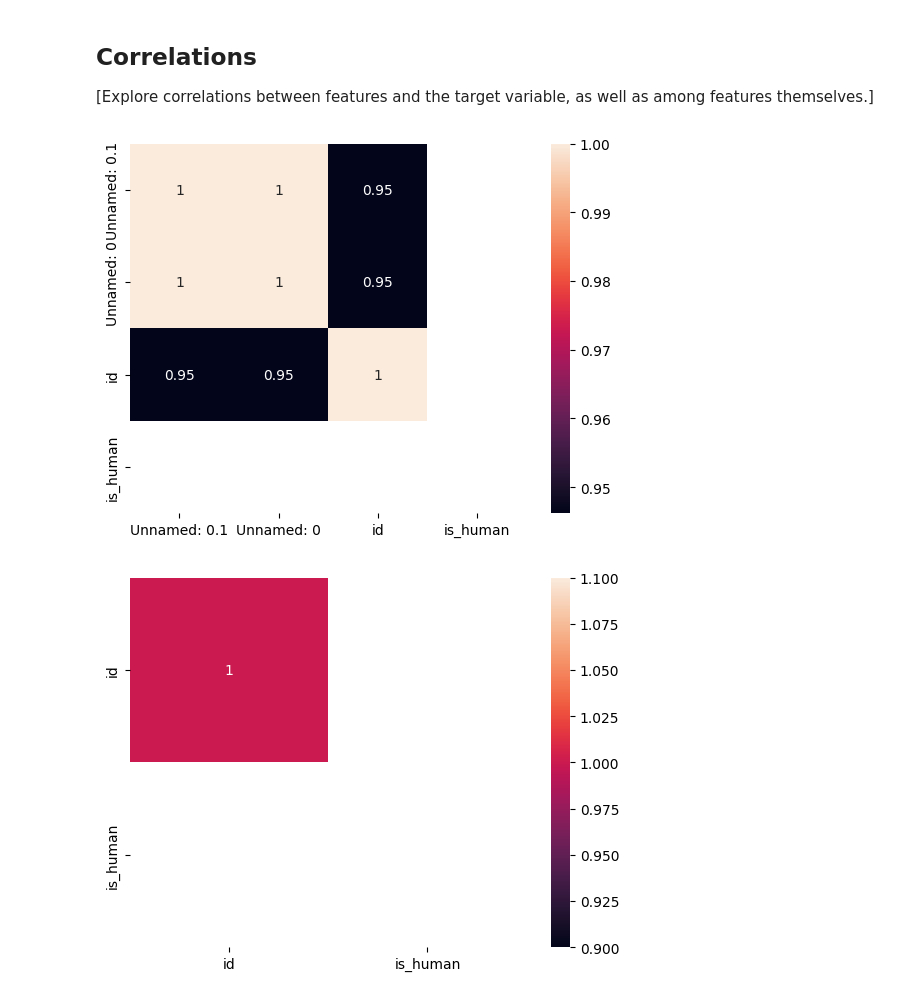
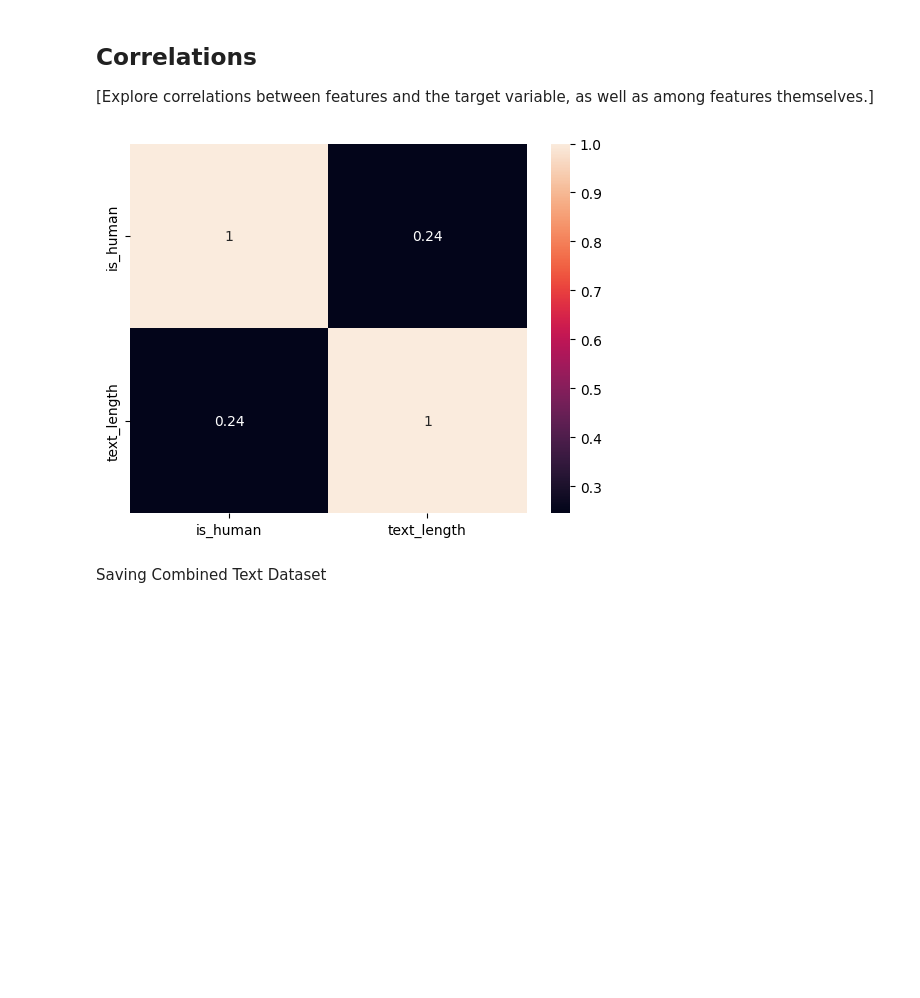
Before and after one commit to JawwadQammar/Distinguishing-AI-Generated-Text-from-Human-Writing, a Jupyter notebook: 1_DatasetCharacteristics/exploratory_data_analysis.ipynb, the cells around one changed output. Drawn from its saved outputs; the diff is of its cells as text; code cells hidden in the pictures; blank space fills up the shorter version.

```diff
--- a/1_DatasetCharacteristics/exploratory_data_analysis.ipynb
+++ b/1_DatasetCharacteristics/exploratory_data_analysis.ipynb
@@ -128,0 +180,11 @@ plt.show()
+# %%
+nltk.download('stopwords')  # Download the list of common stopwords used to remove non-informative words from the text.
+nltk.download('punkt')  # Download the Punkt tokenizer models used for breaking down text into sentences and words.
+nltk.download('punkt_tab')
+nltk.download('wordnet')  # Download the WordNet lemmatizer, which is used for reducing words to their root forms.
+
+# Create a set of English stopwords from NLTK to remove common words that do not contribute to the meaning of the text.
+stop_words = set(stopwords.words('english'))
+
+# Initialize the WordNetLemmatizer from NLTK for converting words to their base or root form (lemmatization).
+lemmatizer = WordNetLemmatizer()
@@ -128,0 +201,23 @@ plt.show()
+# %%
+def clean_text(text):
+    text = re.sub(r'\d+', '', text) # Remove numbers from the text
+
+    text = re.sub(r'[^\w\s]', '', text) # Remove punctuation from the text
+
+    words = word_tokenize(text) # Tokenize the text into words
+
+    words = [word for word in words if word.lower() not in stop_words] # Remove stopwords from the tokenized words
+
+    words = [lemmatizer.lemmatize(word) for word in words] # Lemmatize the words to their base or root form
+
+    return ' '.join(words) # Join the cleaned and lemmatized words back into a single string
+# %%
+# Specify the columns in the DataFrame that contain text data to be cleaned.
+columns_to_clean = ['keyword', 'abstract', 'title']
+
+# Apply the clean_text function to each column in the columns_to_clean list.
+for column in columns_to_clean:
+    df[column] = df[column].apply(clean_text)
+
+# Display the first 5 rows of the DataFrame to inspect the cleaned text data and ensure the cleaning process was successful.
+df.head()
@@ -227,19 +335,15 @@ True
 # %%
 # Example: Plotting a heatmap to show feature correlations
 # Select only numerical features for correlation calculation
 import numpy as np
 import seaborn as sns
 import matplotlib.pyplot as plt
 
-numerical_features = df_ai.select_dtypes(include=np.number).columns
-correlation_matrix = df_ai[numerical_features].corr()
+numerical_features = df.select_dtypes(include=np.number).columns
+correlation_matrix = df[numerical_features].corr()
 sns.heatmap(correlation_matrix, annot=True)
 plt.show()
-
-numerical_features = df_hu.select_dtypes(include=np.number).columns
-correlation_matrix = df_hu[numerical_features].corr()
-sns.heatmap(correlation_matrix, annot=True)
-plt.show()
 # %% [output]
-[figure, old version]
+[figure, new version]
-[figure, removed]
+# %% [markdown]
+Saving Combined Text Dataset
```
Also changed, not shown: parts of 13 cells of this notebook.
